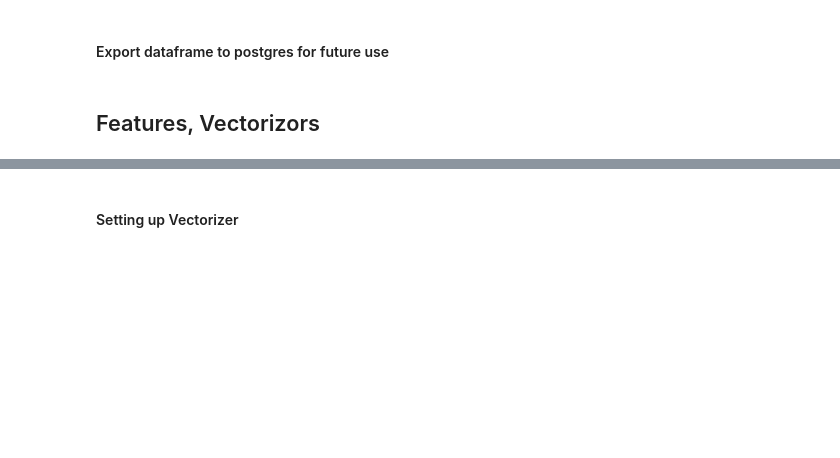
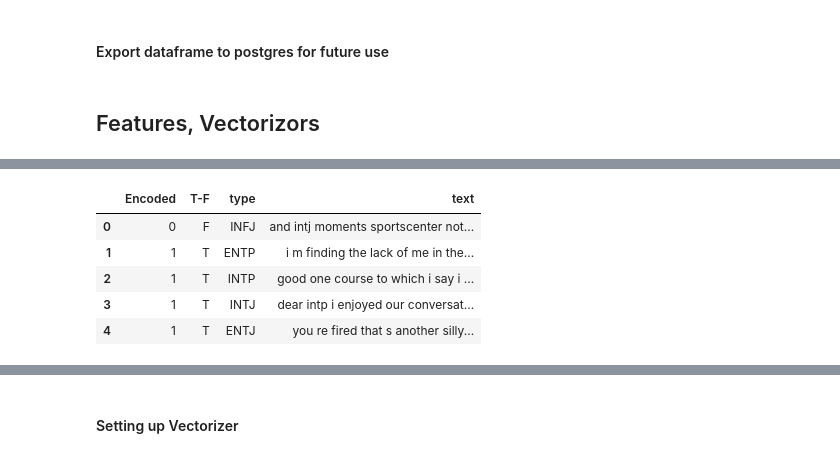
Before and after one commit to shaunwang1350/MyersBriggsMLProject, a Jupyter notebook: Notebooks/Master_notebook/Final Combined Model.ipynb, the cells around one changed output, grey strips where cells are left out. Saved outputs shown, nothing was run; the diff lists cells and outputs as text; code cells hidden in the pictures; blank space fills up the shorter version.

```diff
--- a/Notebooks/Master_notebook/Final Combined Model.ipynb
+++ b/Notebooks/Master_notebook/Final Combined Model.ipynb
@@ -324,0 +355,13 @@ from sklearn.model_selection import train_test_split
+# %%
+T_F_df = clean_df.copy()
+T_F_df['T-F'] = clean_df["type"].str.extract('[N,S](.)[J,P]',1)
+T_F_df['Encoded'] = le.fit_transform(T_F_df['T-F'])
+T_F_df = T_F_df[['Encoded', 'T-F', 'type', 'text']]
+T_F_df.head()
+# %% [output]
+|  | Encoded | T-F | type | text |
+| 0 | 0 | F | INFJ | and intj moments sportscenter not... |
+| 1 | 1 | T | ENTP | i m finding the lack of me in the... |
+| 2 | 1 | T | INTP | good one course to which i say i ... |
+| 3 | 1 | T | INTJ | dear intp i enjoyed our conversat... |
+| 4 | 1 | T | ENTJ | you re fired that s another silly... |
```
Also changed, not shown: parts of 20 cells of this notebook, 1 other file.
